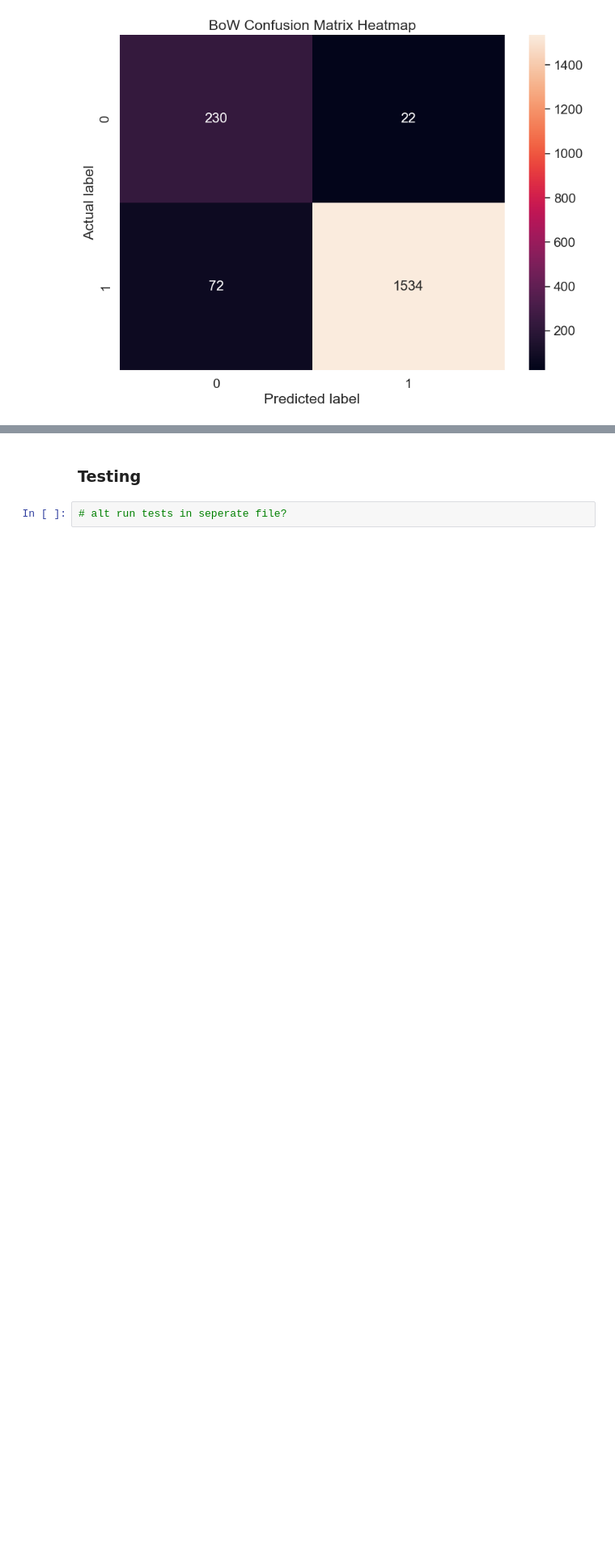
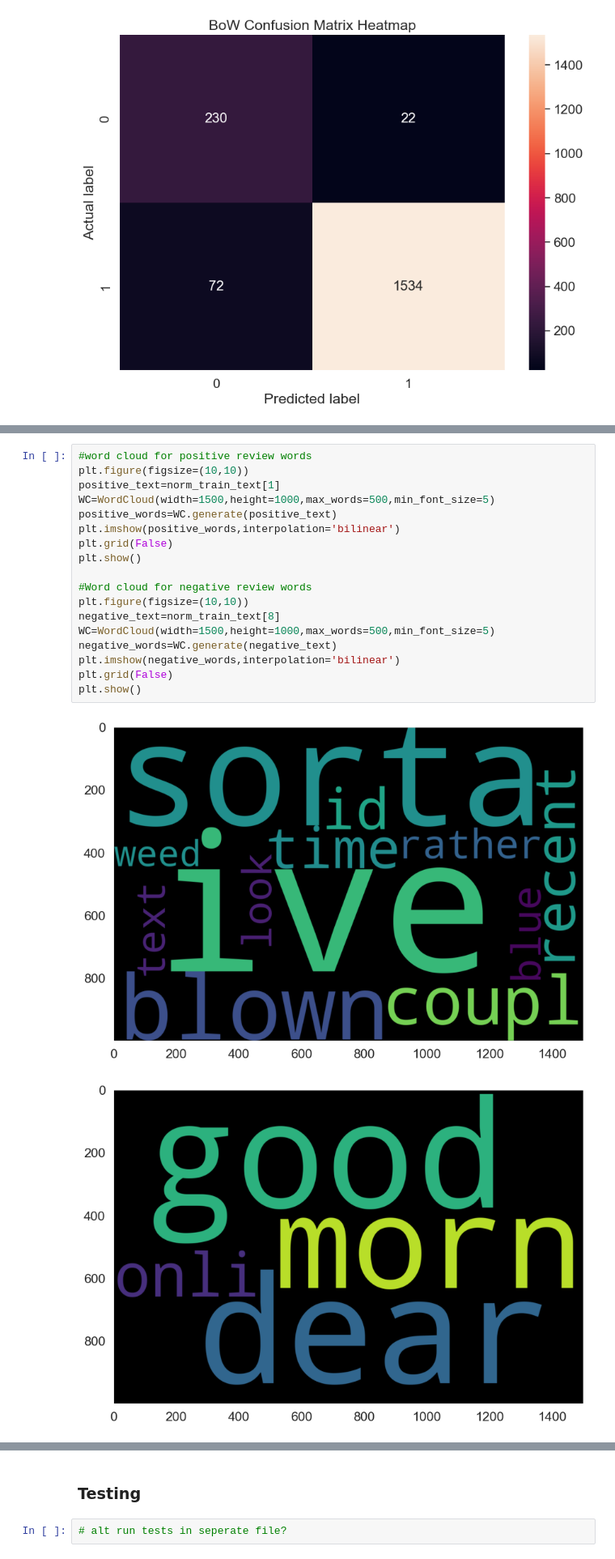
Before and after one commit to birnart/ai_safecom, a Jupyter notebook: main.ipynb, the cells around one changed output, grey strips where cells are left out. Shown at 81% size. Drawn from its saved outputs; the diff is of its cells as text; blank space fills up the shorter version.

```diff
--- a/main.ipynb
+++ b/main.ipynb
@@ -351,0 +523,21 @@ weighted avg       0.93      0.93      0.91      1858
+# %%
+#word cloud for positive review words
+plt.figure(figsize=(10,10))
+positive_text=norm_train_text[1]
+WC=WordCloud(width=1500,height=1000,max_words=500,min_font_size=5)
+positive_words=WC.generate(positive_text)
+plt.imshow(positive_words,interpolation='bilinear')
+plt.grid(False)
+plt.show()
+
+#Word cloud for negative review words
+plt.figure(figsize=(10,10))
+negative_text=norm_train_text[8]
+WC=WordCloud(width=1500,height=1000,max_words=500,min_font_size=5)
+negative_words=WC.generate(negative_text)
+plt.imshow(negative_words,interpolation='bilinear')
+plt.grid(False)
+plt.show()
+# %% [output]
+[figure, added]
+[figure, added]
```
Also changed, not shown: parts of 6 cells of this notebook.
